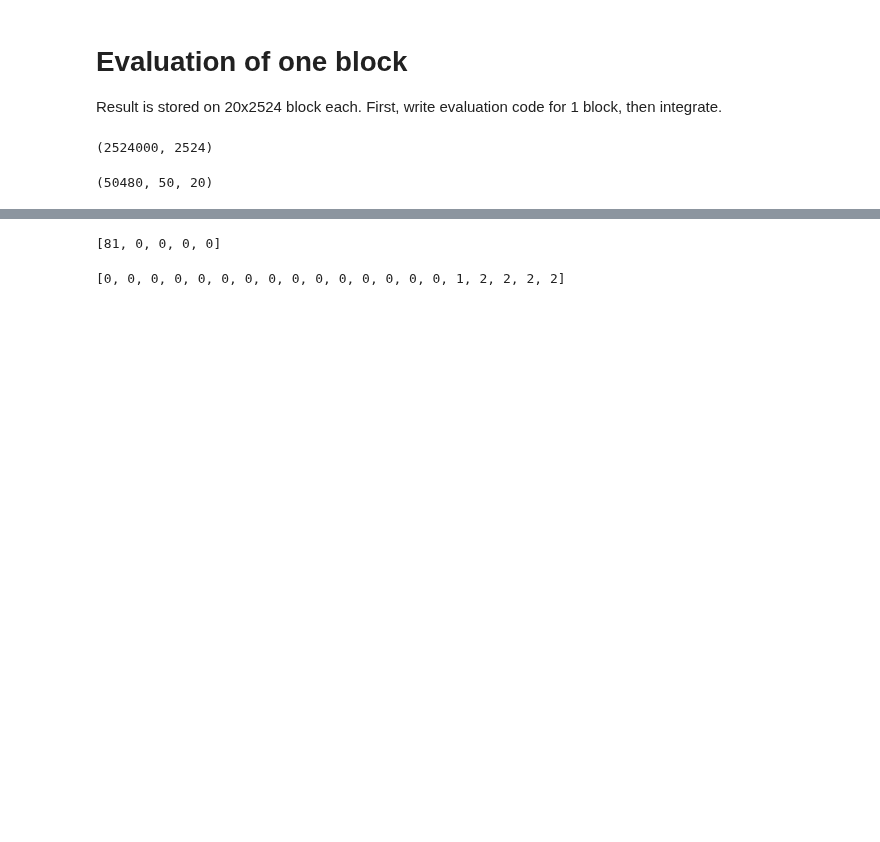
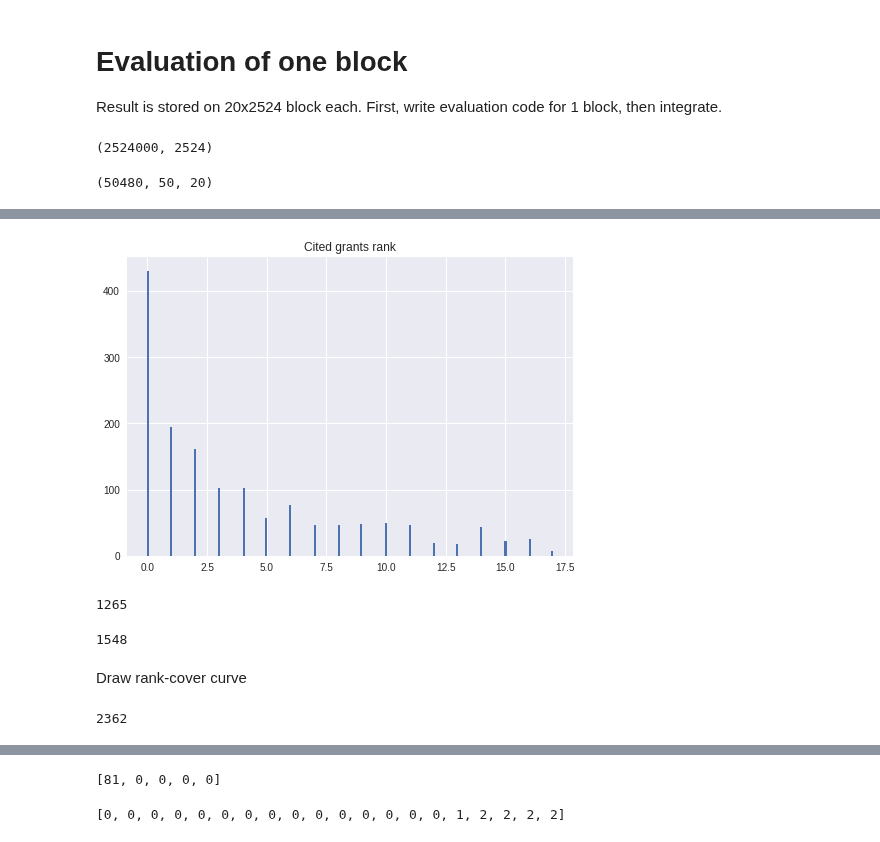
Before and after one commit to yoheikikuta/US-patent-analysis, a Jupyter notebook: colab/bert_benchmark_2000_analyze_result.ipynb, the cells around one changed output, grey strips where cells are left out. Drawn from its saved outputs; the diff is of its cells as text; code cells hidden in the pictures; blank space fills up the shorter version.

Commit message:
Draw cover rate chart.

```diff
--- a/colab/bert_benchmark_2000_analyze_result.ipynb
+++ b/colab/bert_benchmark_2000_analyze_result.ipynb
@@ -80,10 +99,10 @@ def result_block_filename(block_id):
 
 def download_result(block_id):
   filename = result_block_filename(block_id)
-  !gsutil cp gs://karino2-uspatent/features/{filename} {filename}
+  !gsutil cp gs://karino2-uspatent/features/{filename} ./bert/data/{filename}
 
 def load_result(block_id):
   filename = result_block_filename(block_id)
-  print("result flename: {}".format(filename))
-  with gzip.open(filename, 'rb') as f:
+  # print("result flename: {}".format(filename))
+  with gzip.open("./bert/data/{}".format(filename), 'rb') as f:
     return pickle.load(f)
@@ -89,0 +135,2 @@ def load_result(block_id):
+# %%
+whole_tups = [tup for block_id in range(50) for tup in load_and_calc_rank_tuples(block_id)]
@@ -89,0 +149,16 @@ def load_result(block_id):
+# %%
+plt.hist(sorted(whole_ranks)[0:1500], bins=200)
+plt.title("Cited grants rank")
+plt.show()
+# %% [output]
+[figure, added]
+# %%
+sum(np.array(whole_ranks) < 10)
+# %% [output]
+1265
+# %%
+sum(np.array(whole_ranks) <= 20)
+# %% [output]
+1548
+# %% [markdown]
+Draw rank-cover curve
@@ -89,0 +167,4 @@ def load_result(block_id):
+# %%
+whole_ranks_arr.max()
+# %% [output]
+2362
```
Also changed, not shown: parts of 32 cells of this notebook.
